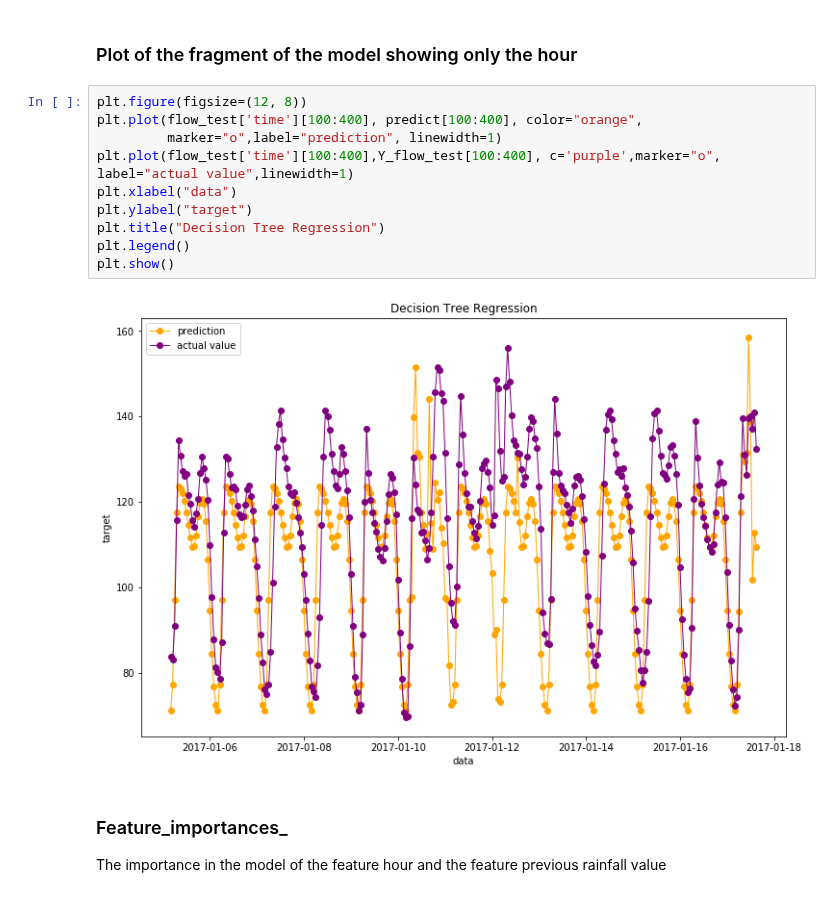
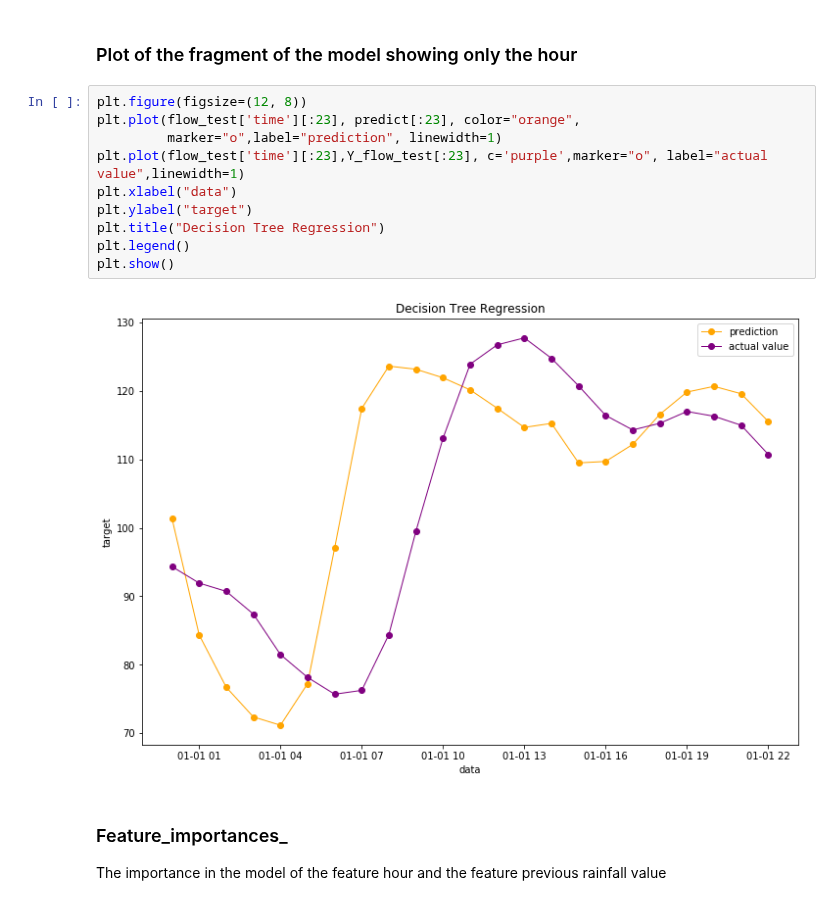
Before and after one commit to efemeryds/flow_exploration, a Jupyter notebook: notebooks/tree-regression-with-rainfall.ipynb, the cells around one changed output. Saved outputs shown, nothing was run; the diff lists cells and outputs as text.

```diff
--- a/notebooks/tree-regression-with-rainfall.ipynb
+++ b/notebooks/tree-regression-with-rainfall.ipynb
@@ -172,16 +172,16 @@ predict = regressor.predict(X_flow_test)
 ### Plot of the fragment of the model showing only the hour
 # %%
 plt.figure(figsize=(12, 8))
-plt.plot(flow_test['time'][100:400], predict[100:400], color="orange",
+plt.plot(flow_test['time'][:23], predict[:23], color="orange",
          marker="o",label="prediction", linewidth=1)
-plt.plot(flow_test['time'][100:400],Y_flow_test[100:400], c='purple',marker="o", label="actual value",linewidth=1)
+plt.plot(flow_test['time'][:23],Y_flow_test[:23], c='purple',marker="o", label="actual value",linewidth=1)
 plt.xlabel("data")
 plt.ylabel("target")
 plt.title("Decision Tree Regression")
 plt.legend()
 plt.show()
 # %% [output]
-[figure, old version]
+[figure, new version]
 # %% [markdown]
 ### Feature_importances_
 The importance in the model of the feature hour and the feature previous rainfall value
```
Also changed, not shown: parts of 11 cells of this notebook, 1 other file.
